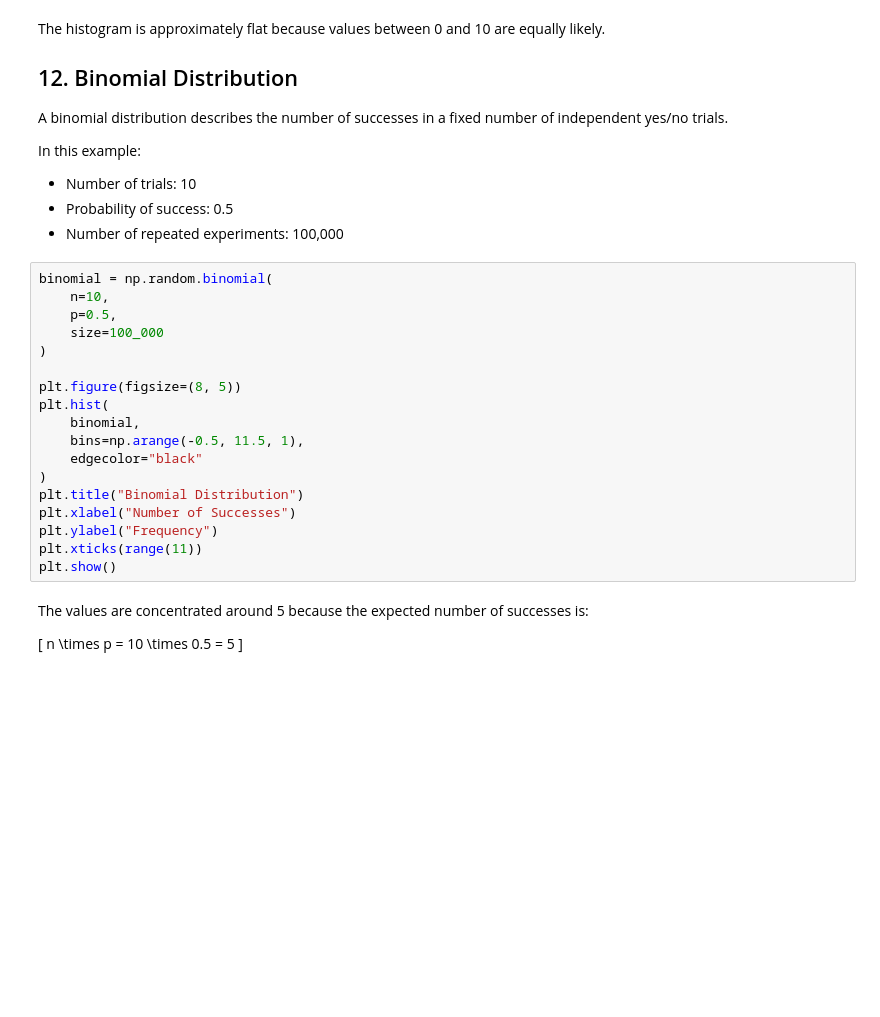
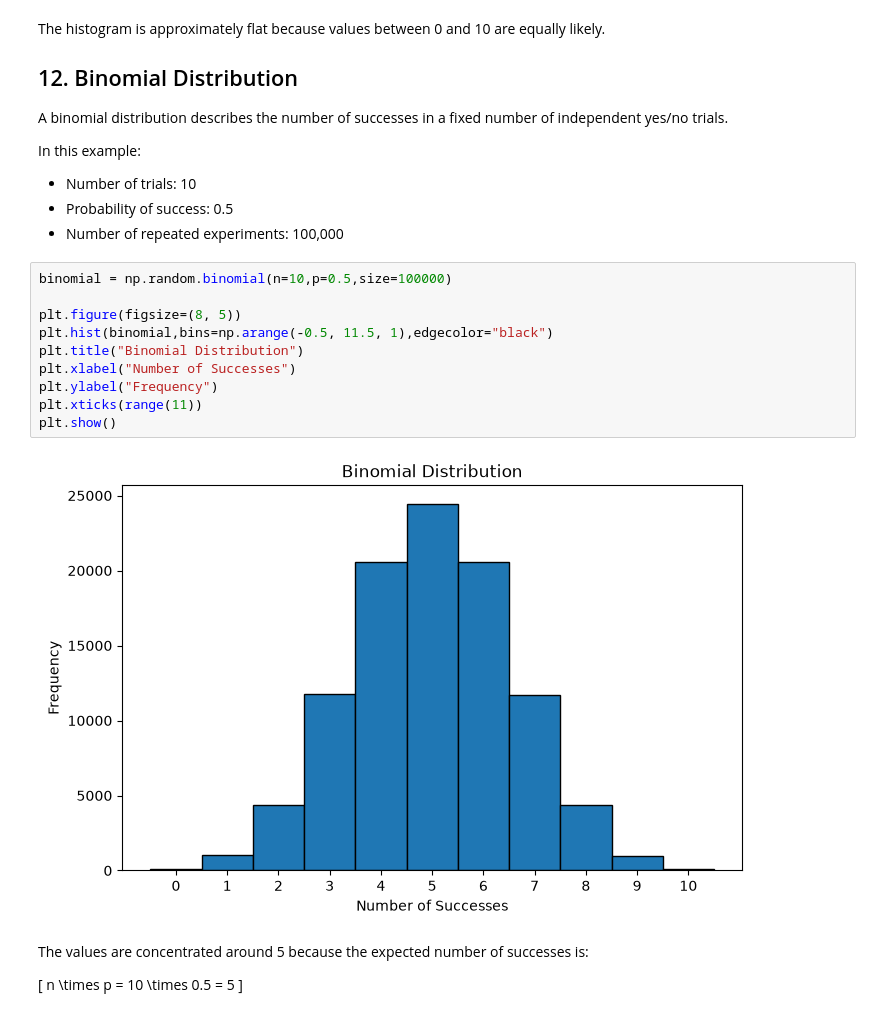
Before and after one commit to haithamhroob/binx-ai-ml-internship, a Jupyter notebook: week2/day2/day2.ipynb, the cells around one changed output. Saved outputs shown, nothing was run; the diff lists cells and outputs as text; blank space fills up the shorter version.

```diff
--- a/week2/day2/day2.ipynb
+++ b/week2/day2/day2.ipynb
@@ -295,23 +313,17 @@ In this example:
 - Probability of success: 0.5
 - Number of repeated experiments: 100,000
 # %%
-binomial = np.random.binomial(
-    n=10,
-    p=0.5,
-    size=100_000
-)
+binomial = np.random.binomial(n=10,p=0.5,size=100000)
 
 plt.figure(figsize=(8, 5))
-plt.hist(
-    binomial,
-    bins=np.arange(-0.5, 11.5, 1),
-    edgecolor="black"
-)
+plt.hist(binomial,bins=np.arange(-0.5, 11.5, 1),edgecolor="black")
 plt.title("Binomial Distribution")
 plt.xlabel("Number of Successes")
 plt.ylabel("Frequency")
 plt.xticks(range(11))
 plt.show()
+# %% [output]
+[figure, added]
 # %% [markdown]
 The values are concentrated around 5 because the expected number of successes is:
 
```
Also changed, not shown: parts of 11 cells of this notebook.
